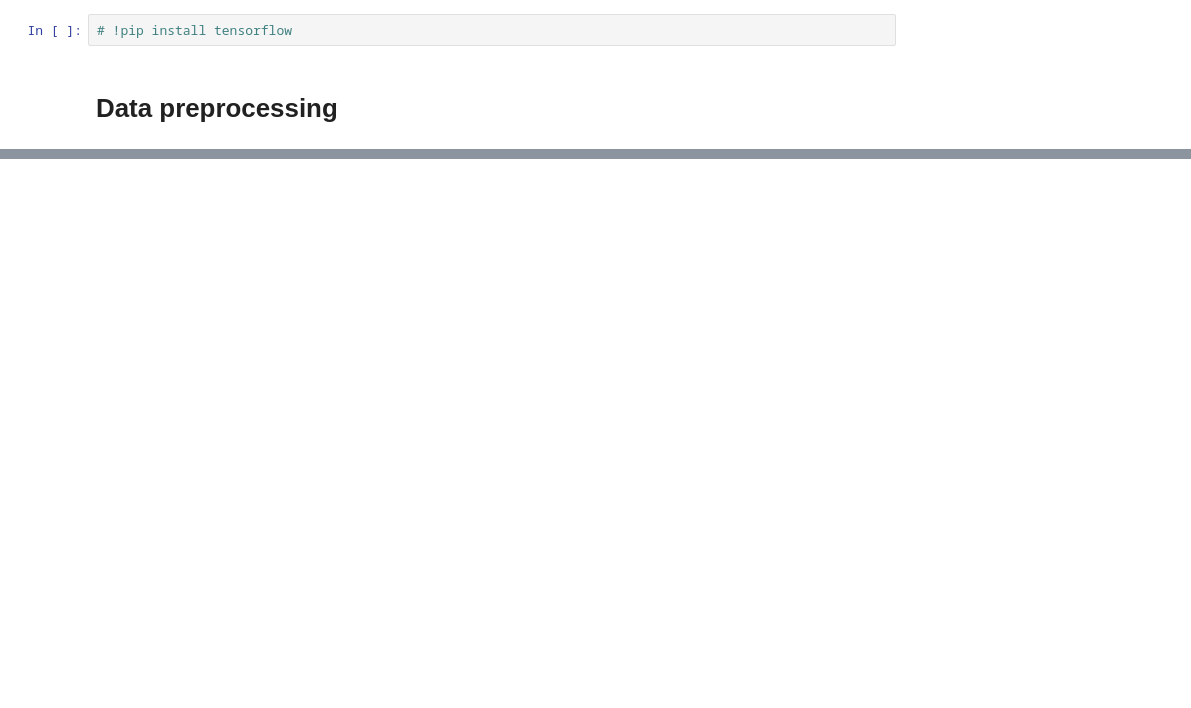
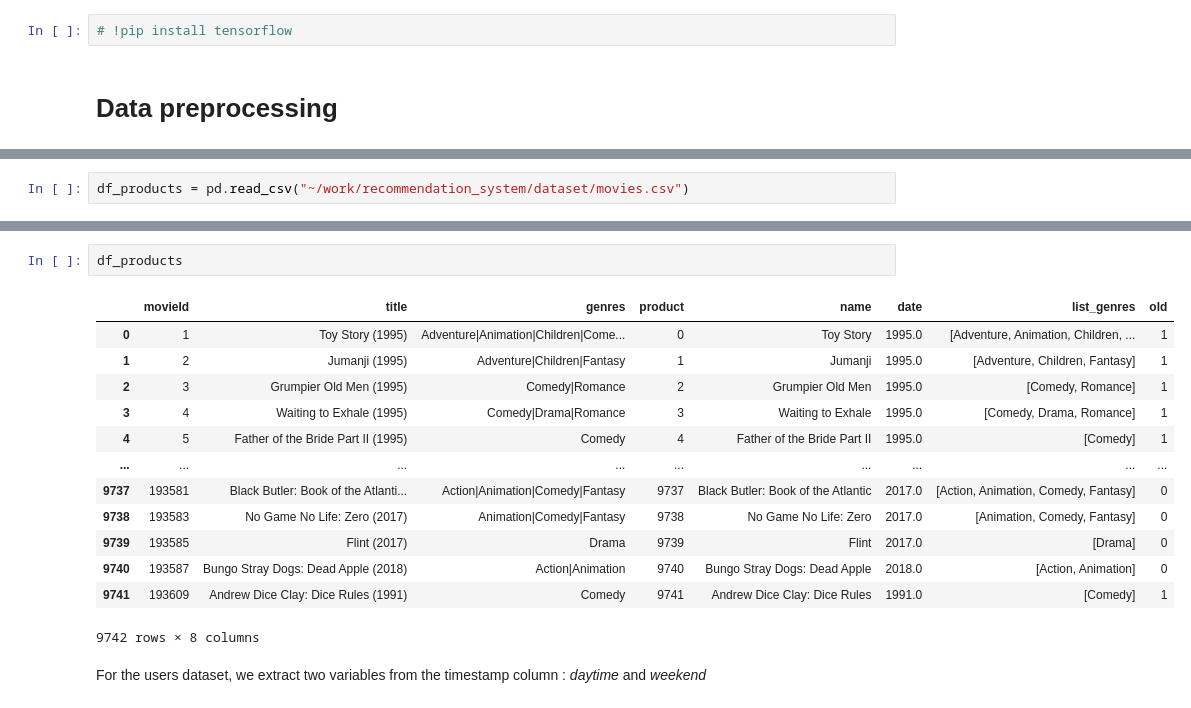
Before and after one commit to kidrissa/recommendation_system, a Jupyter notebook: notebook.ipynb, the cells around one changed output, grey strips where cells are left out. Drawn from its saved outputs; the diff is of its cells as text; blank space fills up the shorter version.

```diff
--- a/notebook.ipynb
+++ b/notebook.ipynb
@@ -19,0 +22,2 @@ from tensorflow.keras import models, layers, utils  #(2.6.0)
+# %%
+df_products = pd.read_csv("~/work/recommendation_system/dataset/movies.csv")
@@ -19,0 +72,18 @@ from tensorflow.keras import models, layers, utils  #(2.6.0)
+# %%
+df_products
+# %% [output]
+|  | movieId | title | genres | product | name | date | list_genres | old |
+| 0 | 1 | Toy Story (1995) | Adventure|Animation|Children|Come... | 0 | Toy Story | 1995.0 | [Adventure, Animation, Children, ... | 1 |
+| 1 | 2 | Jumanji (1995) | Adventure|Children|Fantasy | 1 | Jumanji | 1995.0 | [Adventure, Children, Fantasy] | 1 |
+| 2 | 3 | Grumpier Old Men (1995) | Comedy|Romance | 2 | Grumpier Old Men | 1995.0 | [Comedy, Romance] | 1 |
+| 3 | 4 | Waiting to Exhale (1995) | Comedy|Drama|Romance | 3 | Waiting to Exhale | 1995.0 | [Comedy, Drama, Romance] | 1 |
+| 4 | 5 | Father of the Bride Part II (1995) | Comedy | 4 | Father of the Bride Part II | 1995.0 | [Comedy] | 1 |
+| ... | ... | ... | ... | ... | ... | ... | ... | ... |
+| 9737 | 193581 | Black Butler: Book of the Atlanti... | Action|Animation|Comedy|Fantasy | 9737 | Black Butler: Book of the Atlantic | 2017.0 | [Action, Animation, Comedy, Fantasy] | 0 |
+| 9738 | 193583 | No Game No Life: Zero (2017) | Animation|Comedy|Fantasy | 9738 | No Game No Life: Zero | 2017.0 | [Animation, Comedy, Fantasy] | 0 |
+| 9739 | 193585 | Flint (2017) | Drama | 9739 | Flint | 2017.0 | [Drama] | 0 |
+| 9740 | 193587 | Bungo Stray Dogs: Dead Apple (2018) | Action|Animation | 9740 | Bungo Stray Dogs: Dead Apple | 2018.0 | [Action, Animation] | 0 |
+| 9741 | 193609 | Andrew Dice Clay: Dice Rules (1991) | Comedy | 9741 | Andrew Dice Clay: Dice Rules | 1991.0 | [Comedy] | 1 |
+9742 rows × 8 columns
+# %% [markdown]
+For the users dataset, we extract two variables from the timestamp column : *daytime* and *weekend*
```
Also changed, not shown: parts of 22 cells of this notebook.
